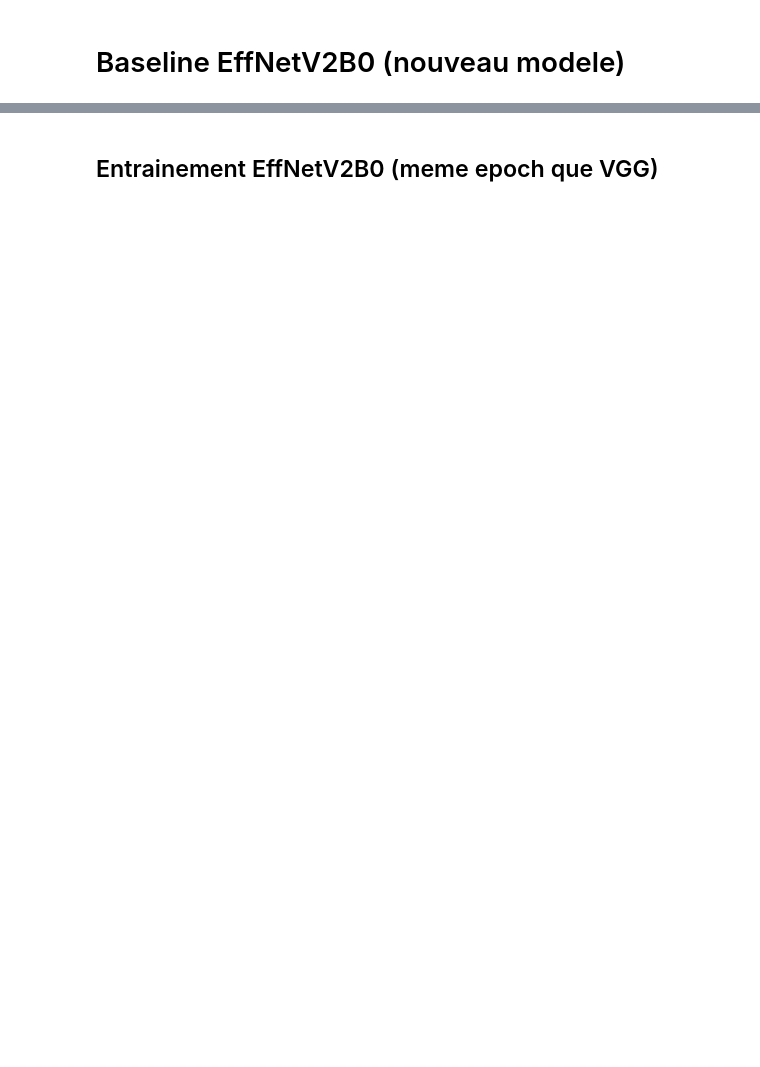
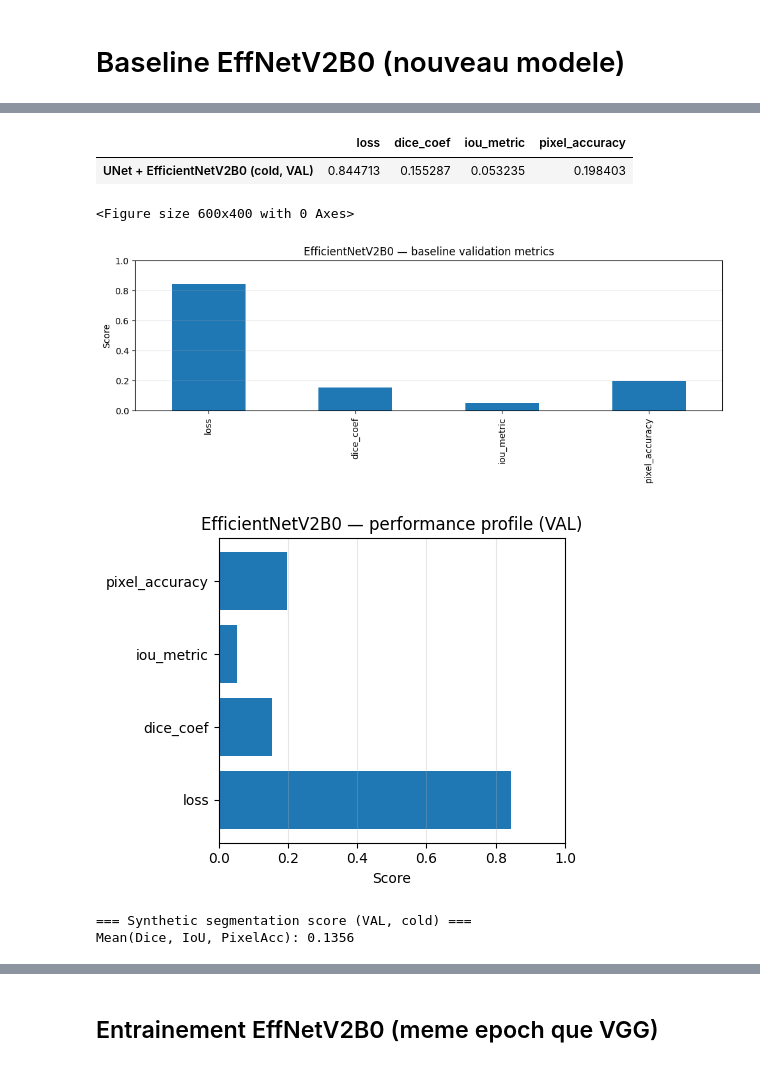
Before and after one commit to VicoD3X/urban-segmenter, a Jupyter notebook: notebooks/03_P9_baseline_&_swap.ipynb, the cells around one changed output, grey strips where cells are left out. Saved outputs shown, nothing was run; the diff lists cells and outputs as text; code cells hidden in the pictures; blank space fills up the shorter version.

```diff
--- a/notebooks/03_P9_baseline_&_swap.ipynb
+++ b/notebooks/03_P9_baseline_&_swap.ipynb
@@ -457,4 +899,68 @@ print("\n✅ EffNetV2B0 results (VAL, cold):")
 for k in ["loss", "dice_coef", "iou_metric", "pixel_accuracy"]:
     if k in effnet_val:
         print(f" - {k}: {effnet_val[k]:.4f}")
+
+
+
+# ============================================================
+# BASELINE ANALYSIS — EFFICIENTNETV2B0 (VAL, COLD)
+# ============================================================
+import pandas as pd
+import numpy as np
+import matplotlib.pyplot as plt
+
+
+# ------------------------------------------------------------
+# TABLEAU SYNTHÉTIQUE DES MÉTRIQUES
+# ------------------------------------------------------------
+metrics_order = ["loss", "dice_coef", "iou_metric", "pixel_accuracy"]
+
+df_effnet = pd.DataFrame(
+    {k: effnet_val.get(k, np.nan) for k in metrics_order},
+    index=["UNet + EfficientNetV2B0 (cold, VAL)"]
+)
+
+display(df_effnet)
+
+
+# ------------------------------------------------------------
+# VISUALISATION DES MÉTRIQUES (BARRES)
+# ------------------------------------------------------------
+plt.figure(figsize=(6, 4))
+df_effnet.T.plot(kind="bar", legend=False)
+plt.ylim(0, 1)
+plt.title("EfficientNetV2B0 — baseline validation metrics")
+plt.ylabel("Score")
+plt.grid(axis="y", alpha=0.3)
+plt.tight_layout()
+plt.show()
+
+
+# ------------------------------------------------------------
+# PROFIL DE PERFORMANCE (LECTURE RAPIDE)
+# ------------------------------------------------------------
+plt.figure(figsize=(5, 4))
+plt.barh(
+    metrics_order,
+    [effnet_val[k] for k in metrics_order],
+)
+plt.xlim(0, 1)
+plt.xlabel("Score")
+plt.title("EfficientNetV2B0 — performance profile (VAL)")
+plt.grid(axis="x", alpha=0.3)
+plt.tight_layout()
+plt.show()
+
+
+# ------------------------------------------------------------
+# INDICATEUR SYNTHÉTIQUE SEGMENTATION
+# ------------------------------------------------------------
+synthetic_effnet = np.mean([
+    effnet_val["dice_coef"],
+    effnet_val["iou_metric"],
+    effnet_val["pixel_accuracy"]
+])
+
+print("\n=== Synthetic segmentation score (VAL, cold) ===")
+print(f"Mean(Dice, IoU, PixelAcc): {synthetic_effnet:.4f}")
 # %% [output]
@@ -468,0 +972,7 @@ Downloading data from https://storage.googleapis.com/tensorflow/keras-applicatio
+|  | loss | dice_coef | iou_metric | pixel_accuracy |
+| UNet + EfficientNetV2B0 (cold, VAL) | 0.844713 | 0.155287 | 0.053235 | 0.198403 |
+<Figure size 600x400 with 0 Axes>
+[figure, added]
+[figure, added]
+=== Synthetic segmentation score (VAL, cold) ===
+Mean(Dice, IoU, PixelAcc): 0.1356
```
Also changed, not shown: parts of 13 cells of this notebook, 3 other files.
